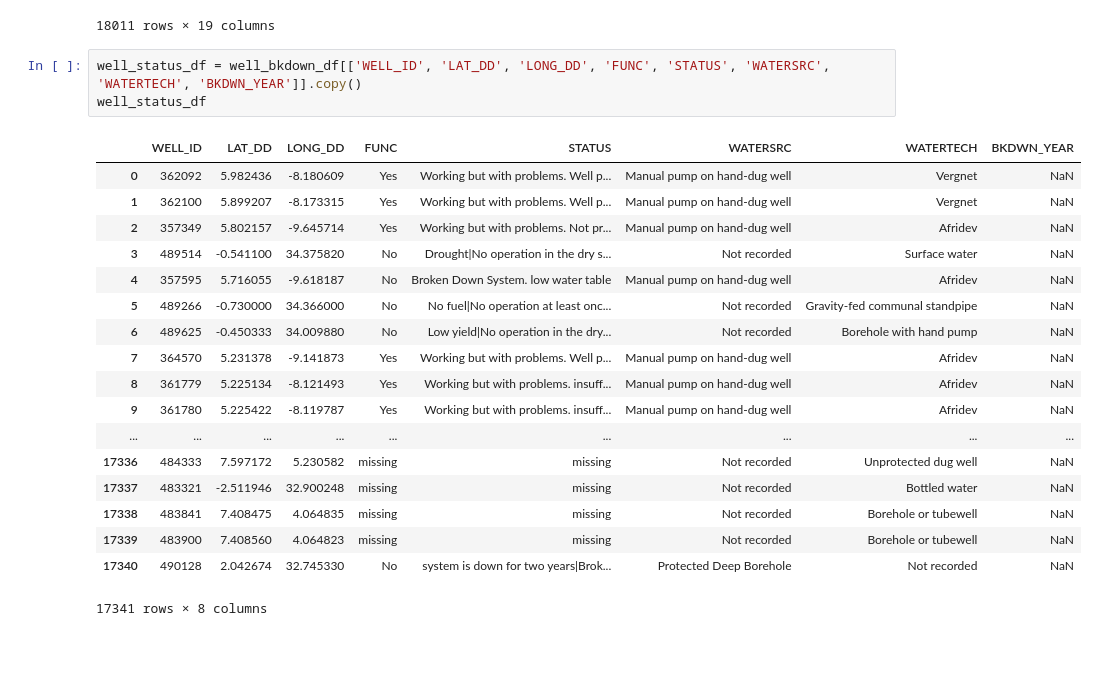
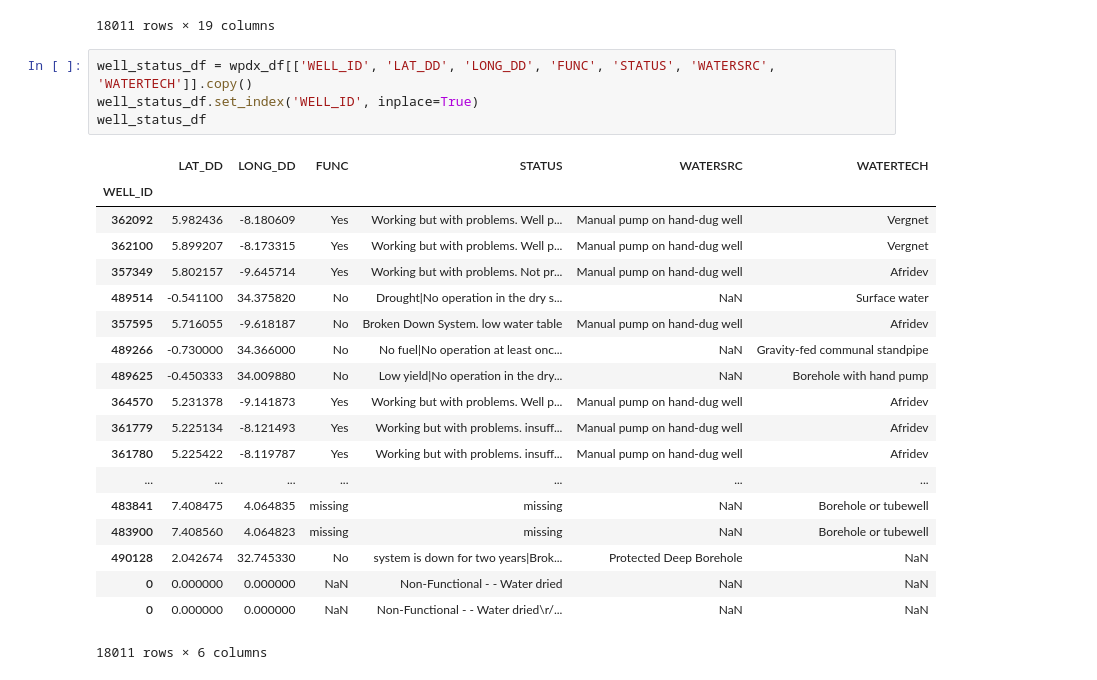
Before and after one commit to yeemey/haackwell, a Jupyter notebook: notebooks/issue7_wpdx_well_status.ipynb, the cells around one changed output. Saved outputs shown, nothing was run; the diff lists cells and outputs as text; blank space fills up the shorter version.

```diff
--- a/notebooks/issue7_wpdx_well_status.ipynb
+++ b/notebooks/issue7_wpdx_well_status.ipynb
@@ -41,27 +41,29 @@ wpdx_df
 | 18010 | 0 | 0.000000 | 0.000000 | NaN | Non-Functional - - Water dried\r/... | 0 | 0 | 1 | NaN | NaN | NaN | ... |
 18011 rows × 19 columns
 # %%
-well_status_df = well_bkdown_df[['WELL_ID', 'LAT_DD', 'LONG_DD', 'FUNC', 'STATUS', 'WATERSRC', 'WATERTECH', 'BKDWN_YEAR']].copy()
+well_status_df = wpdx_df[['WELL_ID', 'LAT_DD', 'LONG_DD', 'FUNC', 'STATUS', 'WATERSRC', 'WATERTECH']].copy()
+well_status_df.set_index('WELL_ID', inplace=True)
 well_status_df
 # %% [output]
-|  | WELL_ID | LAT_DD | LONG_DD | FUNC | STATUS | WATERSRC | WATERTECH | BKDWN_YEAR |
-| 0 | 362092 | 5.982436 | -8.180609 | Yes | Working but with problems. Well p... | Manual pump on hand-dug well | Vergnet | NaN |
-| 1 | 362100 | 5.899207 | -8.173315 | Yes | Working but with problems. Well p... | Manual pump on hand-dug well | Vergnet | NaN |
-| 2 | 357349 | 5.802157 | -9.645714 | Yes | Working but with problems. Not pr... | Manual pump on hand-dug well | Afridev | NaN |
-| 3 | 489514 | -0.541100 | 34.375820 | No | Drought|No operation in the dry s... | Not recorded | Surface water | NaN |
-| 4 | 357595 | 5.716055 | -9.618187 | No | Broken Down System. low water table | Manual pump on hand-dug well | Afridev | NaN |
-| 5 | 489266 | -0.730000 | 34.366000 | No | No fuel|No operation at least onc... | Not recorded | Gravity-fed communal standpipe | NaN |
-| 6 | 489625 | -0.450333 | 34.009880 | No | Low yield|No operation in the dry... | Not recorded | Borehole with hand pump | NaN |
-| 7 | 364570 | 5.231378 | -9.141873 | Yes | Working but with problems. Well p... | Manual pump on hand-dug well | Afridev | NaN |
-| 8 | 361779 | 5.225134 | -8.121493 | Yes | Working but with problems. insuff... | Manual pump on hand-dug well | Afridev | NaN |
-| 9 | 361780 | 5.225422 | -8.119787 | Yes | Working but with problems. insuff... | Manual pump on hand-dug well | Afridev | NaN |
-| ... | ... | ... | ... | ... | ... | ... | ... | ... |
-| 17336 | 484333 | 7.597172 | 5.230582 | missing | missing | Not recorded | Unprotected dug well | NaN |
-| 17337 | 483321 | -2.511946 | 32.900248 | missing | missing | Not recorded | Bottled water | NaN |
-| 17338 | 483841 | 7.408475 | 4.064835 | missing | missing | Not recorded | Borehole or tubewell | NaN |
-| 17339 | 483900 | 7.408560 | 4.064823 | missing | missing | Not recorded | Borehole or tubewell | NaN |
-| 17340 | 490128 | 2.042674 | 32.745330 | No | system is down for two years|Brok... | Protected Deep Borehole | Not recorded | NaN |
+|  | LAT_DD | LONG_DD | FUNC | STATUS | WATERSRC | WATERTECH |
+| WELL_ID |  |  |  |  |  |  |
+| 362092 | 5.982436 | -8.180609 | Yes | Working but with problems. Well p... | Manual pump on hand-dug well | Vergnet |
+| 362100 | 5.899207 | -8.173315 | Yes | Working but with problems. Well p... | Manual pump on hand-dug well | Vergnet |
+| 357349 | 5.802157 | -9.645714 | Yes | Working but with problems. Not pr... | Manual pump on hand-dug well | Afridev |
+| 489514 | -0.541100 | 34.375820 | No | Drought|No operation in the dry s... | NaN | Surface water |
+| 357595 | 5.716055 | -9.618187 | No | Broken Down System. low water table | Manual pump on hand-dug well | Afridev |
+| 489266 | -0.730000 | 34.366000 | No | No fuel|No operation at least onc... | NaN | Gravity-fed communal standpipe |
+| 489625 | -0.450333 | 34.009880 | No | Low yield|No operation in the dry... | NaN | Borehole with hand pump |
+| 364570 | 5.231378 | -9.141873 | Yes | Working but with problems. Well p... | Manual pump on hand-dug well | Afridev |
+| 361779 | 5.225134 | -8.121493 | Yes | Working but with problems. insuff... | Manual pump on hand-dug well | Afridev |
+| 361780 | 5.225422 | -8.119787 | Yes | Working but with problems. insuff... | Manual pump on hand-dug well | Afridev |
+| ... | ... | ... | ... | ... | ... | ... |
+| 483841 | 7.408475 | 4.064835 | missing | missing | NaN | Borehole or tubewell |
+| 483900 | 7.408560 | 4.064823 | missing | missing | NaN | Borehole or tubewell |
+| 490128 | 2.042674 | 32.745330 | No | system is down for two years|Brok... | Protected Deep Borehole | NaN |
+| 0 | 0.000000 | 0.000000 | NaN | Non-Functional - - Water dried | NaN | NaN |
+| 0 | 0.000000 | 0.000000 | NaN | Non-Functional - - Water dried\r/... | NaN | NaN |
-17341 rows × 8 columns
+18011 rows × 6 columns
 # %%
 well_status_df['STATUS'].value_counts()
 # %% [output]
```
Also changed, not shown: parts of 4 cells of this notebook.
